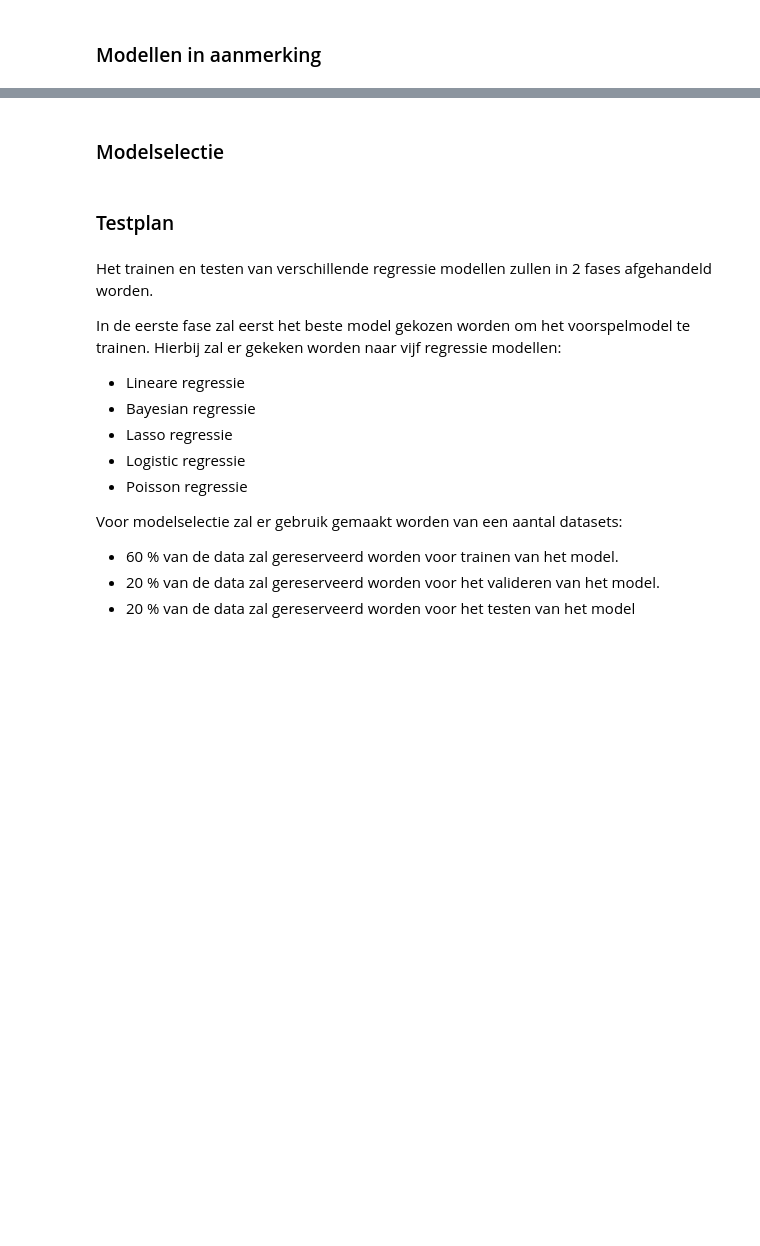
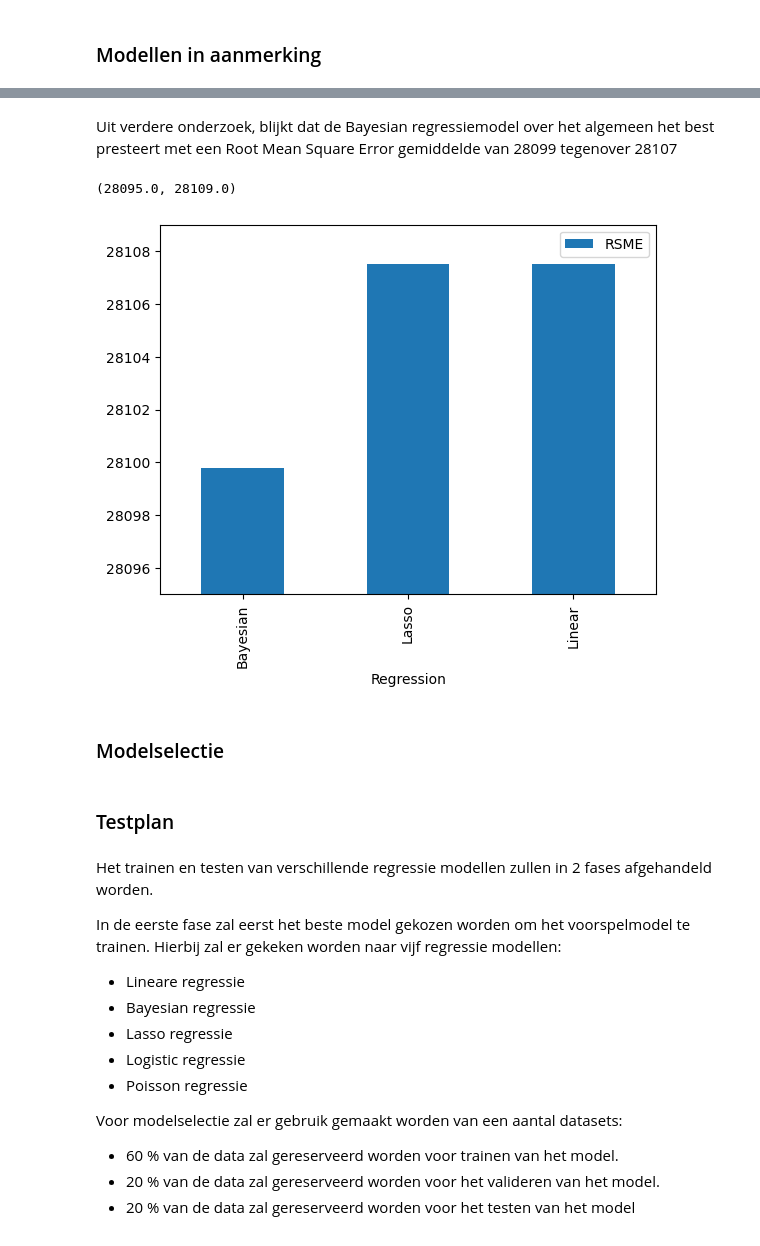
Before and after one commit to geoduin/HousePricePredictor, a Jupyter notebook: data_science_challenge.ipynb, the cells around one changed output, grey strips where cells are left out. Drawn from its saved outputs; the diff is of its cells as text; code cells hidden in the pictures; blank space fills up the shorter version.

```diff
--- a/data_science_challenge.ipynb
+++ b/data_science_challenge.ipynb
@@ -812,0 +810,38 @@ Uit de modelselectie blijkt dat lineare regressie de beste model is voor het tra
+# %%
+regression = ["Linear", "Bayesian", "Lasso"]
+data_final = {
+    "Regression": [],
+    "RSME": []
+}
+
+for i in range(1, 1000):
+    # Split training en test/validatie sets 60 - 40 (20 - 20)
+    x_train, x_valid_test, y_train, y_valid_test = train_test_split(independent_variables, target, train_size=0.6, test_size=0.4)
+    # Split van valid_test naar validatie en test set 50/50
+    x_valid, x_test, y_valid, y_test = train_test_split(x_valid_test, y_valid_test, train_size=0.5, test_size=0.5)
+
+    linear_final_model = LinearRegression()
+    bayesian_final_model = BayesianRidge()
+    lasso_final_model = Lasso()
+
+    linear_final_model.fit(x_train, y_train)
+    bayesian_final_model.fit(x_train, y_train)
+    lasso_final_model.fit(x_train, y_train)
+
+    linear_pred = linear_final_model.predict(x_valid)
+    bay_pred = bayesian_final_model.predict(x_valid)
+    lasso_pred = lasso_final_model.predict(x_valid)
+
+    rmse_lin = root_mean_squared_error(y_valid, linear_pred)
+    rmse_bay = root_mean_squared_error(y_valid, bay_pred)
+    rmse_lin = root_mean_squared_error(y_valid, lasso_pred)
+
+    data_final["Regression"].append("Linear")
+    data_final["Regression"].append("Bayesian")
+    data_final["Regression"].append("Lasso")
+    data_final["RSME"].append(rmse_lin)
+    data_final["RSME"].append(rmse_bay)
+    data_final["RSME"].append(rmse_lin)
+
+df_final = pd.DataFrame(data_final)
+df_final.groupby("Regression").mean()
@@ -813,3 +854,12 @@ Uit de modelselectie blijkt dat lineare regressie de beste model is voor het tra
+# %% [markdown]
+Uit verdere onderzoek, blijkt dat de Bayesian regressiemodel over het algemeen het best presteert met een Root Mean Square Error gemiddelde van 28099 tegenover 28107
+# %%
+avg_mean = df_final.groupby("Regression").mean().plot.bar()
+
+avg_mean.set_ylim(bottom=28095, top=28109)
+# %% [output]
+(28095.0, 28109.0)
+[figure, added]
 # %% [markdown]
 ### Modelselectie
 # %%
```
Also changed, not shown: parts of 11 cells of this notebook.
